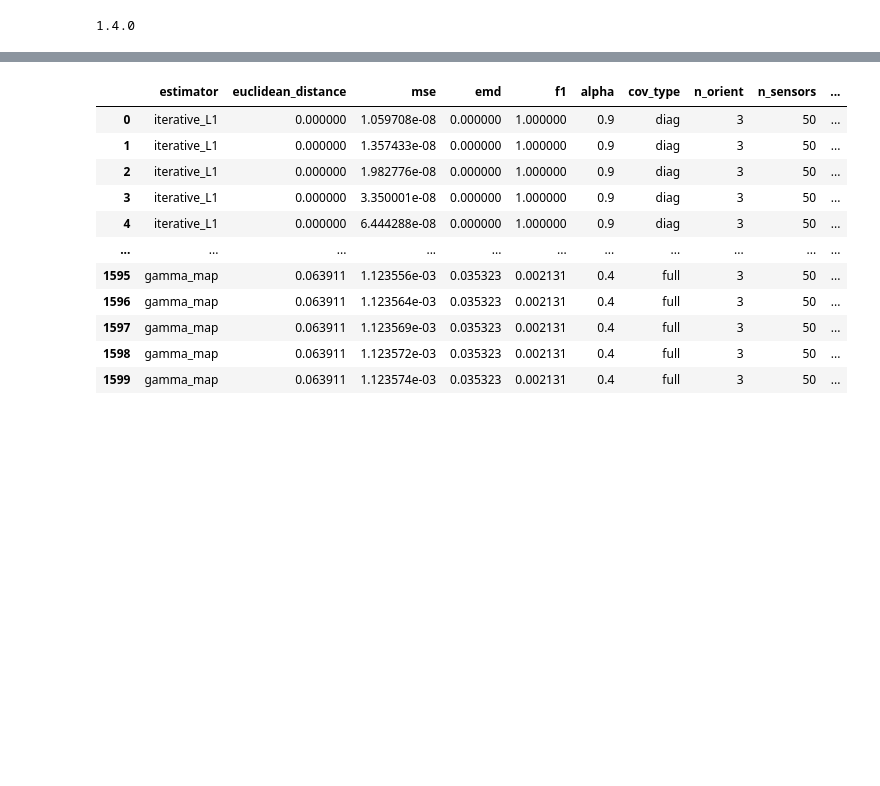
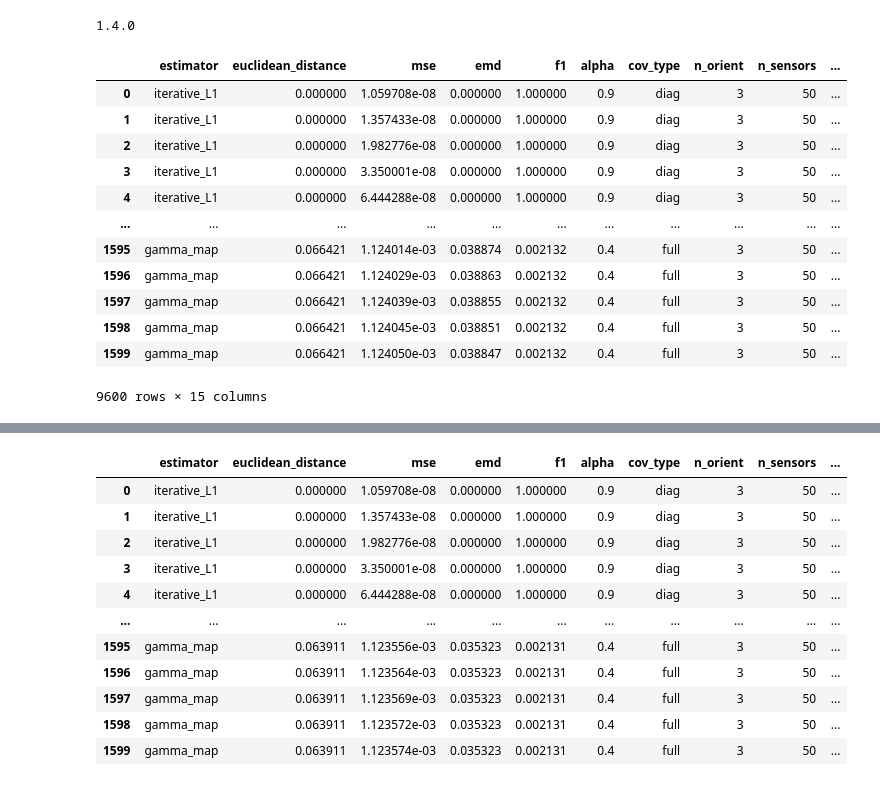
Before and after one commit to braindatalab/BSI-Zoo, a Jupyter notebook: plot_benchmark_metrics.ipynb, the cells around one changed output, grey strips where cells are left out. Saved outputs shown, nothing was run; the diff lists cells and outputs as text; code cells hidden in the pictures; blank space fills up the shorter version.

Commit message:
run benchmark

```diff
--- a/plot_benchmark_metrics.ipynb
+++ b/plot_benchmark_metrics.ipynb
@@ -12,6 +12,22 @@ import matplotlib.pyplot as plt
 %matplotlib inline
 # %% [output]
 1.4.0
+# %%
+pd.read_pickle('/home/anujanegi/Downloads/benchmark_data_CC120166_fixed.pkl')
+# %% [output]
+|  | estimator | euclidean_distance | mse | emd | f1 | alpha | cov_type | n_orient | n_sensors | ... |
+| 0 | iterative_L1 | 0.000000 | 1.059708e-08 | 0.000000 | 1.000000 | 0.9 | diag | 3 | 50 | ... |
+| 1 | iterative_L1 | 0.000000 | 1.357433e-08 | 0.000000 | 1.000000 | 0.9 | diag | 3 | 50 | ... |
+| 2 | iterative_L1 | 0.000000 | 1.982776e-08 | 0.000000 | 1.000000 | 0.9 | diag | 3 | 50 | ... |
+| 3 | iterative_L1 | 0.000000 | 3.350001e-08 | 0.000000 | 1.000000 | 0.9 | diag | 3 | 50 | ... |
+| 4 | iterative_L1 | 0.000000 | 6.444288e-08 | 0.000000 | 1.000000 | 0.9 | diag | 3 | 50 | ... |
+| ... | ... | ... | ... | ... | ... | ... | ... | ... | ... | ... |
+| 1595 | gamma_map | 0.066421 | 1.124014e-03 | 0.038874 | 0.002132 | 0.4 | full | 3 | 50 | ... |
+| 1596 | gamma_map | 0.066421 | 1.124029e-03 | 0.038863 | 0.002132 | 0.4 | full | 3 | 50 | ... |
+| 1597 | gamma_map | 0.066421 | 1.124039e-03 | 0.038855 | 0.002132 | 0.4 | full | 3 | 50 | ... |
+| 1598 | gamma_map | 0.066421 | 1.124045e-03 | 0.038851 | 0.002132 | 0.4 | full | 3 | 50 | ... |
+| 1599 | gamma_map | 0.066421 | 1.124050e-03 | 0.038847 | 0.002132 | 0.4 | full | 3 | 50 | ... |
+9600 rows × 15 columns
 # %%
 %%javascript
 IPython.OutputArea.prototype._should_scroll = function(lines){return false;}
```
Also changed, not shown: 3 other files.
